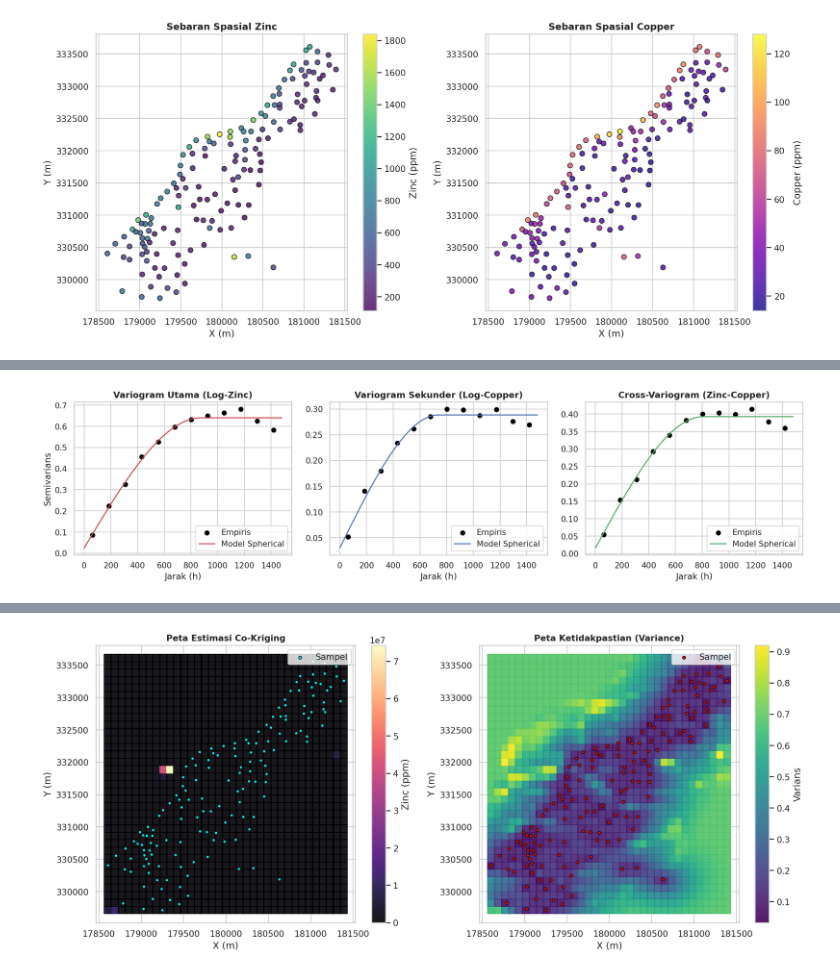
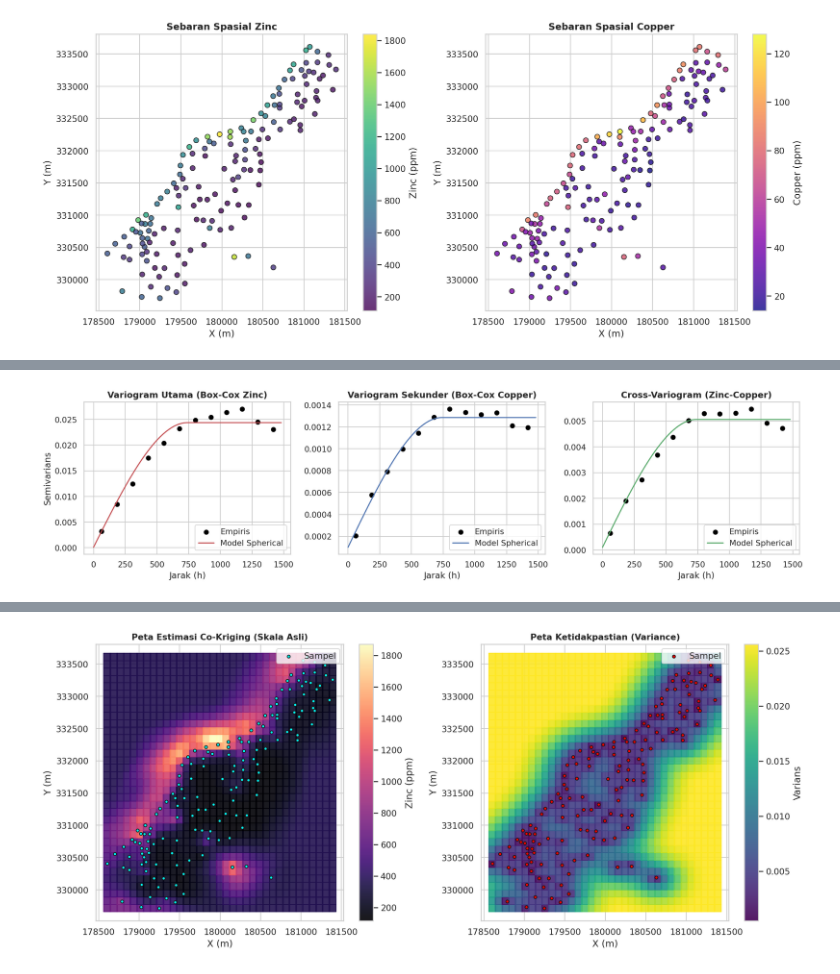
Before and after one commit to solehas25h-salmasoleha/Co-Kriging, a Jupyter notebook: Co_Kriging.ipynb, the cells around one changed output, grey strips where cells are left out. Drawn from its saved outputs; the diff is of its cells as text; code cells hidden in the pictures.

```diff
--- a/Co_Kriging.ipynb
+++ b/Co_Kriging.ipynb
@@ -12,6 +12,7 @@ import seaborn as sns
 from google.colab import files
 from scipy.spatial.distance import pdist, squareform
 from scipy.optimize import minimize
+from scipy.stats import boxcox
 from sklearn.metrics import mean_squared_error, r2_score
 
 sns.set_theme(style="whitegrid")
@@ -19,7 +20,7 @@ plt.rcParams['font.family'] = 'sans-serif'
 plt.rcParams['figure.dpi'] = 140
 
 # ==============================================================================
-# 1. INPUT DATA DAN STATISTIK DESKRIPTIF (EDA)
+# 1. INPUT DATA, STATISTIK DESKRIPTIF
 # ==============================================================================
 uploaded = files.upload()
 filename = list(uploaded.keys())[0]
@@ -29,38 +30,48 @@ desc_table = df_meuse[['zinc', 'copper']].describe().T[['count', 'mean', 'std',
 desc_table.columns = ['Count', 'Mean', 'Std', 'Min', 'Median', 'Max']
 print(desc_table.to_string())
 
-df_meuse['log_zinc'] = np.log(df_meuse['zinc'])
-df_meuse['log_copper'] = np.log(df_meuse['copper'])
+# Transformasi Box-Cox untuk mendapatkan normalitas optimal
+df_meuse['trans_zinc'], lam_zinc = boxcox(df_meuse['zinc'])
+df_meuse['trans_copper'], lam_copper = boxcox(df_meuse['copper'])
 
-corr_matrix_table = df_meuse[['log_zinc', 'log_copper']].corr()
+print(f"\nOptimal Lambda Box-Cox Zinc   : {lam_zinc:.4f}")
+print(f"Optimal Lambda Box-Cox Copper : {lam_copper:.4f}")
+
+def inverse_boxcox(val, lam):
+    if lam == 0:
+        return np.exp(val)
+    else:
+        return np.maximum(0, (lam * val + 1)) ** (1.0 / lam)
+
+corr_matrix_table = df_meuse[['trans_zinc', 'trans_copper']].corr()
 print(corr_matrix_table.to_string())
 
 # ==============================================================================
 # 2. EKSPLORASI DAN VISUALISASI DATA (EDA)
 # ==============================================================================
 fig, axes = plt.subplots(1, 2, figsize=(14, 5))
-sns.histplot(df_meuse['log_zinc'], kde=True, ax=axes[0], color='royalblue')
-axes[0].set_title('Distribusi Log-Zinc', fontsize=12, fontweight='bold')
-axes[0].set_xlabel('Log-Zinc')
+sns.histplot(df_meuse['trans_zinc'], kde=True, ax=axes[0], color='royalblue')
+axes[0].set_title('Distribusi Box-Cox Zinc', fontsize=12, fontweight='bold')
+axes[0].set_xlabel('Transformed Zinc')
 axes[0].set_ylabel('Frekuensi')
 
-sns.histplot(df_meuse['log_copper'], kde=True, ax=axes[1], color='forestgreen')
-axes[1].set_title('Distribusi Log-Copper', fontsize=12, fontweight='bold')
-axes[1].set_xlabel('Log-Copper')
+sns.histplot(df_meuse['trans_copper'], kde=True, ax=axes[1], color='forestgreen')
+axes[1].set_title('Distribusi Box-Cox Copper', fontsize=12, fontweight='bold')
+axes[1].set_xlabel('Transformed Copper')
 axes[1].set_ylabel('Frekuensi')
 plt.tight_layout()
 plt.show()
 
 plt.figure(figsize=(8, 5))
 sns.boxplot(data=df_meuse[['zinc', 'copper']], palette='Set2')
-plt.title('Boxplot Variabel Zinc dan Copper', fontsize=12, fontweight='bold')
+plt.title('Boxplot Variabel Asli Zinc dan Copper', fontsize=12, fontweight='bold')
 plt.ylabel('Konsentrasi (ppm)')
 plt.tight_layout()
 plt.show()
 
 plt.figure(figsize=(6, 5))
 sns.heatmap(corr_matrix_table, annot=True, cmap='coolwarm', fmt='.3f', linewidths=1, cbar=True, square=True)
-plt.title('Heatmap Korelasi Variabel', fontsize=12, fontweight='bold')
+plt.title('Heatmap Korelasi Variabel (Box-Cox)', fontsize=12, fontweight='bold')
 plt.tight_layout()
 plt.show()
 
@@ -83,8 +94,8 @@ plt.show()
 # 3. PERHITUNGAN VARIOGRAM EMPIRIS DAN CROSS-VARIOGRAM
 # ==============================================================================
 coords = df_meuse[['x', 'y']].values
-z1 = df_meuse['log_zinc'].values
-z2 = df_meuse['log_copper'].values
+z1 = df_meuse['trans_zinc'].values
+z2 = df_meuse['trans_copper'].values
 
 def compute_variogram(coords, z_a, z_b=None, n_lags=12, max_dist=None):
     dist_matrix = squareform(pdist(coords))
@@ -152,7 +163,6 @@ def fit_model_with_sse(lags, gamma_emp, model_type='exponential'):
     best_sse = res.fun
     return res.x, best_sse
 
-# Evaluasi SSE untuk ketiga model pada Variogram Utama (Log-Zinc)
 p_sph, sse_sph = fit_model_with_sse(lags, g_z1, model_type='spherical')
 p_exp, sse_exp = fit_model_with_sse(lags, g_z1, model_type='exponential')
 p_gau, sse_gau = fit_model_with_sse(lags, g_z1, model_type='gaussian')
@@ -165,13 +175,11 @@ print(f" SSE Model Eksponensial : {sse_exp:.4f}")
 print(f" SSE Model Gaussian     : {sse_gau:.4f}")
 print("="*50)
 
-# Pemilihan otomatis model terbaik berdasarkan nilai SSE terkecil
 models_sse = {'spherical': sse_sph, 'exponential': sse_exp, 'gaussian': sse_gau}
 best_model_name = min(models_sse, key=models_sse.get)
 print(f" Model Variogram Terbaik Terpilih : {best_model_name.capitalize()}")
 print("="*50)
 
-# Parameter fitting model terpilih untuk seluruh komponen
 p_11, _ = fit_model_with_sse(lags, g_z1, model_type=best_model_name)
 p_22, _ = fit_model_with_sse(lags, g_z2, model_type=best_model_name)
 p_12, _ = fit_model_with_sse(lags, g_cross, model_type=best_model_name)
@@ -187,7 +195,7 @@ def evaluate_model_func(h, params, m_type):
         return exponential_model(h, *params)
 
 plt.figure(figsize=(9, 5))
-plt.scatter(lags, g_z1, color='black', label='Empiris (Log-Zinc)', zorder=5)
+plt.scatter(lags, g_z1, color='black', label='Empiris (Box-Cox Zinc)', zorder=5)
 plt.plot(h_plot, spherical_model(h_plot, *p_sph), 'g--', label=f'Spherikal (SSE: {sse_sph:.2f})')
 plt.plot(h_plot, exponential_model(h_plot, *p_exp), 'r-', label=f'Eksponensial (SSE: {sse_exp:.2f})')
 plt.plot(h_plot, gaussian_model(h_plot, *p_gau), 'b-.', label=f'Gaussian (SSE: {sse_gau:.2f})')
@@ -202,7 +210,7 @@ plt.figure(figsize=(15, 4))
 plt.subplot(1, 3, 1)
 plt.scatter(lags, g_z1, label='Empiris', color='black')
 plt.plot(h_plot, evaluate_model_func(h_plot, p_11, best_model_name), 'r-', label=f'Model {best_model_name.capitalize()}')
-plt.title('Variogram Utama (Log-Zinc)', fontweight='bold')
+plt.title('Variogram Utama (Box-Cox Zinc)', fontweight='bold')
 plt.xlabel('Jarak (h)')
 plt.ylabel('Semivarians')
 plt.legend()
@@ -210,7 +218,7 @@ plt.legend()
 plt.subplot(1, 3, 2)
 plt.scatter(lags, g_z2, label='Empiris', color='black')
 plt.plot(h_plot, evaluate_model_func(h_plot, p_22, best_model_name), 'b-', label=f'Model {best_model_name.capitalize()}')
-plt.title('Variogram Sekunder (Log-Copper)', fontweight='bold')
+plt.title('Variogram Sekunder (Box-Cox Copper)', fontweight='bold')
 plt.xlabel('Jarak (h)')
 plt.legend()
 
@@ -264,29 +272,32 @@ def co_krig_predict_single(coords, z1, z2, target_coord):
         lam2 = weights[n:2*n]
         m1 = weights[2*n]
 
-        log_pred = np.sum(lam1 * z1) + np.sum(lam2 * z2)
+        trans_pred = np.sum(lam1 * z1) + np.sum(lam2 * z2)
         variance = np.sum(lam1 * k0[:n]) + np.sum(lam2 * k0[n:2*n]) + m1
-        return np.exp(log_pred), log_pred, max(0, variance)
+
+        orig_pred = inverse_boxcox(trans_pred, lam_zinc)
+        return orig_pred, trans_pred, max(0, variance)
     except:
-        return np.exp(np.mean(z1)), np.mean(z1), 0.0
+        mean_val = np.mean(z1)
+        return inverse_boxcox(mean_val, lam_zinc), mean_val, 0.0
 
 # ==============================================================================
 # 6. VALIDASI SILANG (LOOCV)
 # ==============================================================================
-y_true_log = z1
-y_pred_log = []
+y_true_trans = z1
+y_pred_trans = []
 
 for i in range(len(coords)):
     mask = np.ones(len(coords), dtype=bool)
     mask[i] = False
-    _, l_pred, _ = co_krig_predict_single(coords[mask], z1[mask], z2[mask], coords[i])
-    y_pred_log.append(l_pred)
+    _, t_pred, _ = co_krig_predict_single(coords[mask], z1[mask], z2[mask], coords[i])
+    y_pred_trans.append(t_pred)
 
-y_pred_log = np.array(y_pred_log)
-rmse = np.sqrt(mean_squared_error(y_true_log, y_pred_log))
-r2 = r2_score(y_true_log, y_pred_log)
+y_pred_trans = np.array(y_pred_trans)
+rmse = np.sqrt(mean_squared_error(y_true_trans, y_pred_trans))
+r2 = r2_score(y_true_trans, y_pred_trans)
 
-print(f"RMSE (Skala Log): {rmse:.4f}")
+print(f"RMSE (Skala Box-Cox): {rmse:.4f}")
 print(f"R-Squared (R²): {r2:.4f}")
 
 # ==============================================================================
@@ -309,7 +320,7 @@ fig, axes = plt.subplots(1, 2, figsize=(14, 6))
 
 sc1 = axes[0].scatter(G_coords[:, 0], G_coords[:, 1], c=preds_original, cmap='magma', s=90, marker='s', alpha=0.9)
 axes[0].scatter(df_meuse['x'], df_meuse['y'], c='cyan', s=15, edgecolors='k', label='Sampel')
-axes[0].set_title('Peta Estimasi Co-Kriging', fontsize=11, fontweight='bold')
+axes[0].set_title('Peta Estimasi Co-Kriging (Skala Asli)', fontsize=11, fontweight='bold')
 axes[0].set_xlabel('X (m)')
 axes[0].set_ylabel('Y (m)')
 axes[0].legend(loc='upper right')
@@ -351 +365 @@ log_copper  0.897151    1.000000
-[figure, old version]
+[figure, new version]
@@ -354 +368 @@ R-Squared (R²): -83004.5804
-[figure, old version]
+[figure, new version]
```
Also changed, not shown: parts of 1 cell of this notebook.
